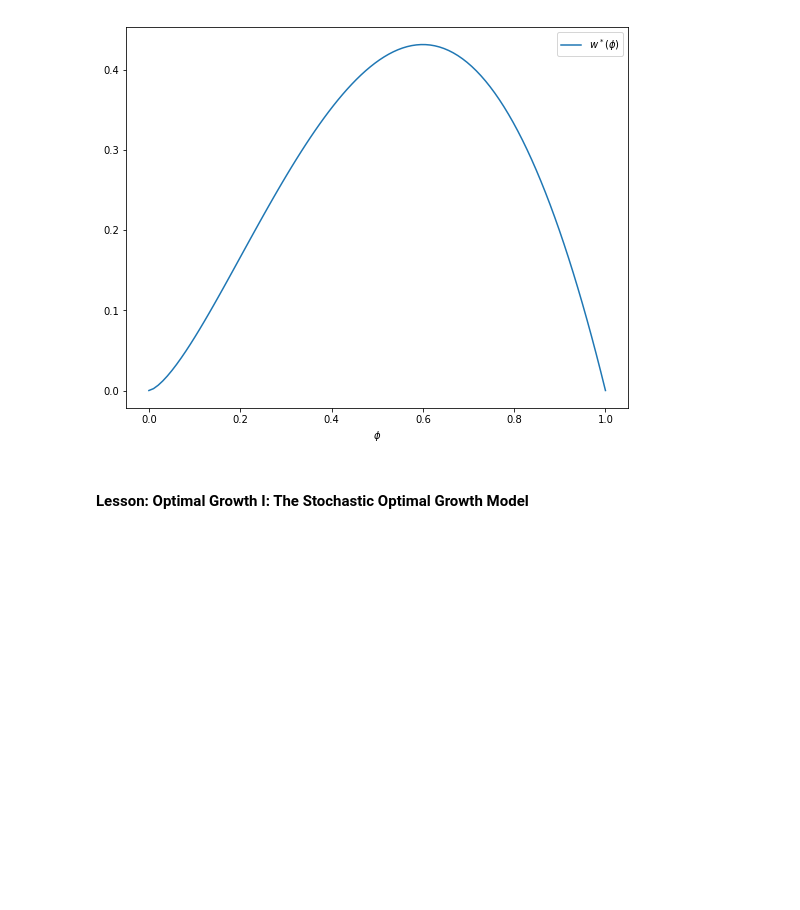
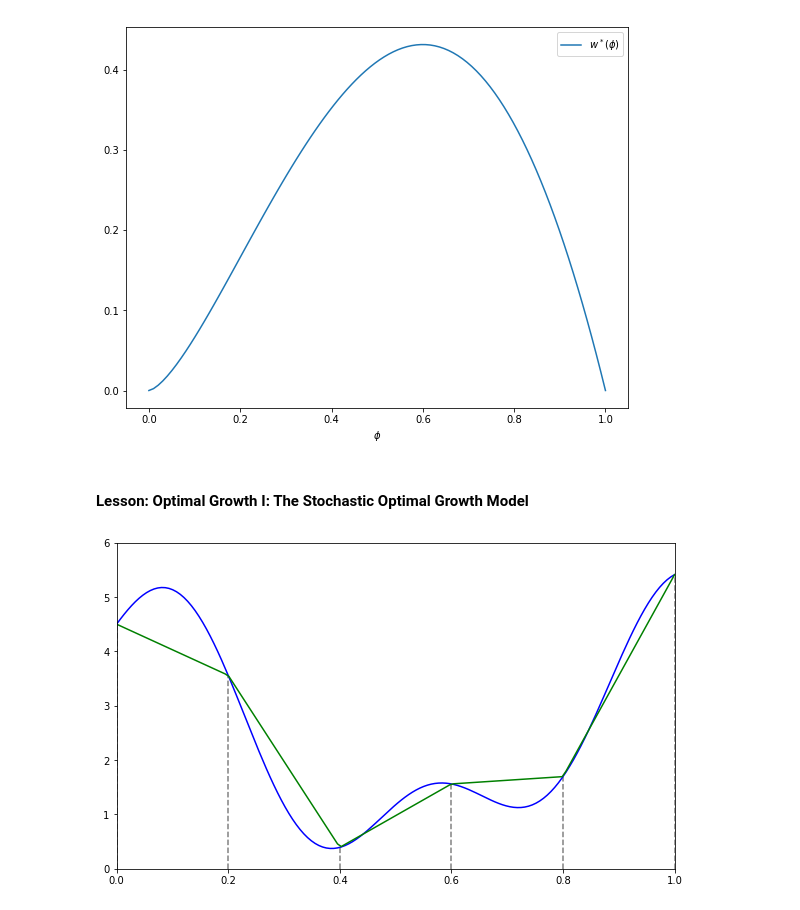
Before and after one commit to PanPip/QuantEcon_Tasks, a Jupyter notebook: Dynamic_programming.ipynb, the cells around one changed output. Cells and saved outputs as stored; diff of their text form; code cells hidden in the pictures; blank space fills up the shorter version.

```diff
--- a/Dynamic_programming.ipynb
+++ b/Dynamic_programming.ipynb
@@ -1735,0 +1743,21 @@ plt.show()
+# %%
+def f(x):
+    y1 = 2 * np.cos(6 * x) + np.sin(14 * x)
+    return y1 + 2.5
+
+def Af(x):
+    return interp(c_grid, f(c_grid), x)
+
+c_grid = np.linspace(0, 1, 6)
+f_grid = np.linspace(0, 1, 150)
+
+fig, ax = plt.subplots(figsize=(10, 6))
+
+ax.plot(f_grid, f(f_grid), 'b-', label='true function')
+ax.plot(f_grid, Af(f_grid), 'g-', label='linear approximation')
+ax.vlines(c_grid, c_grid * 0, f(c_grid), linestyle='dashed', alpha=0.5)
+
+ax.set(xlim=(0, 1), ylim=(0, 6))
+plt.show()
+# %% [output]
+[figure, added]
```
Also changed, not shown: parts of 10 cells of this notebook.
